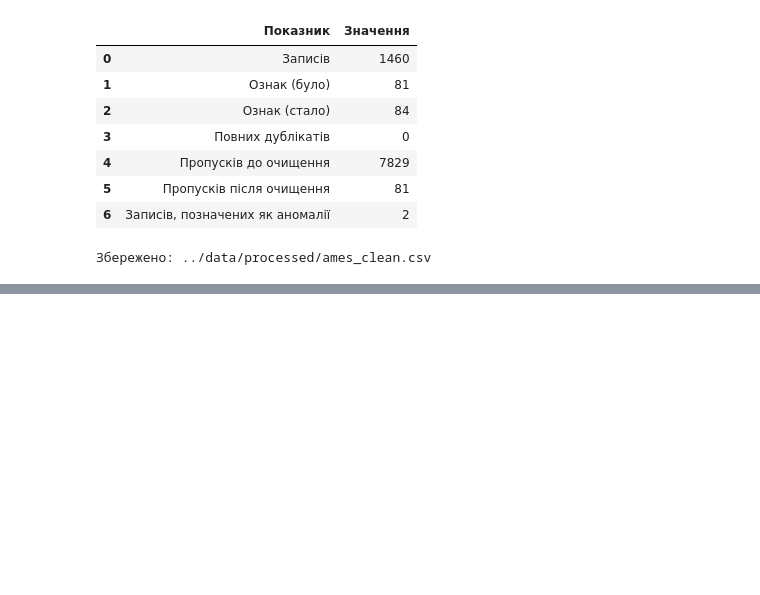
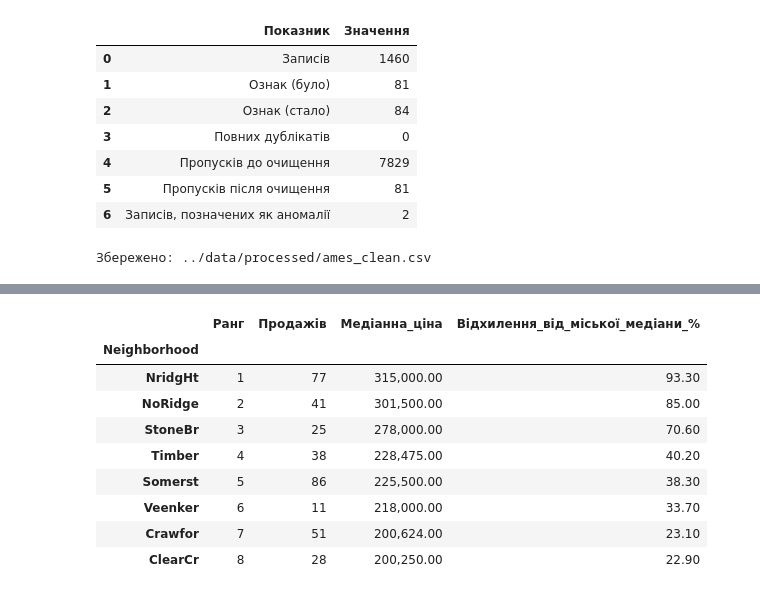
Before and after one commit to Denis8870/ames-housing-analysis, a Jupyter notebook: notebooks/analysis.ipynb, the cells around one changed output, grey strips where cells are left out. Cells and saved outputs as stored; diff of their text form; code cells hidden in the pictures; blank space fills up the shorter version.

```diff
--- a/notebooks/analysis.ipynb
+++ b/notebooks/analysis.ipynb
@@ -286,0 +422,17 @@ print("Збережено:", PROCESSED_PATH)
+# %%
+# Ранг району та відношення до медіани по місту
+by_nbhd["Ранг"] = by_nbhd["Медіанна_ціна"].rank(ascending=False).astype(int)
+city_median = df["SalePrice"].median()
+by_nbhd["Відхилення_від_міської_медіани_%"] = ((by_nbhd["Медіанна_ціна"] / city_median - 1) * 100).round(1)
+by_nbhd[["Ранг", "Продажів", "Медіанна_ціна", "Відхилення_від_міської_медіани_%"]].head(8)
+# %% [output]
+|  | Ранг | Продажів | Медіанна_ціна | Відхилення_від_міської_медіани_% |
+| Neighborhood |  |  |  |  |
+| NridgHt | 1 | 77 | 315,000.00 | 93.30 |
+| NoRidge | 2 | 41 | 301,500.00 | 85.00 |
+| StoneBr | 3 | 25 | 278,000.00 | 70.60 |
+| Timber | 4 | 38 | 228,475.00 | 40.20 |
+| Somerst | 5 | 86 | 225,500.00 | 38.30 |
+| Veenker | 6 | 11 | 218,000.00 | 33.70 |
+| Crawfor | 7 | 51 | 200,624.00 | 23.10 |
+| ClearCr | 8 | 28 | 200,250.00 | 22.90 |
```
Also changed, not shown: parts of 24 cells of this notebook.
